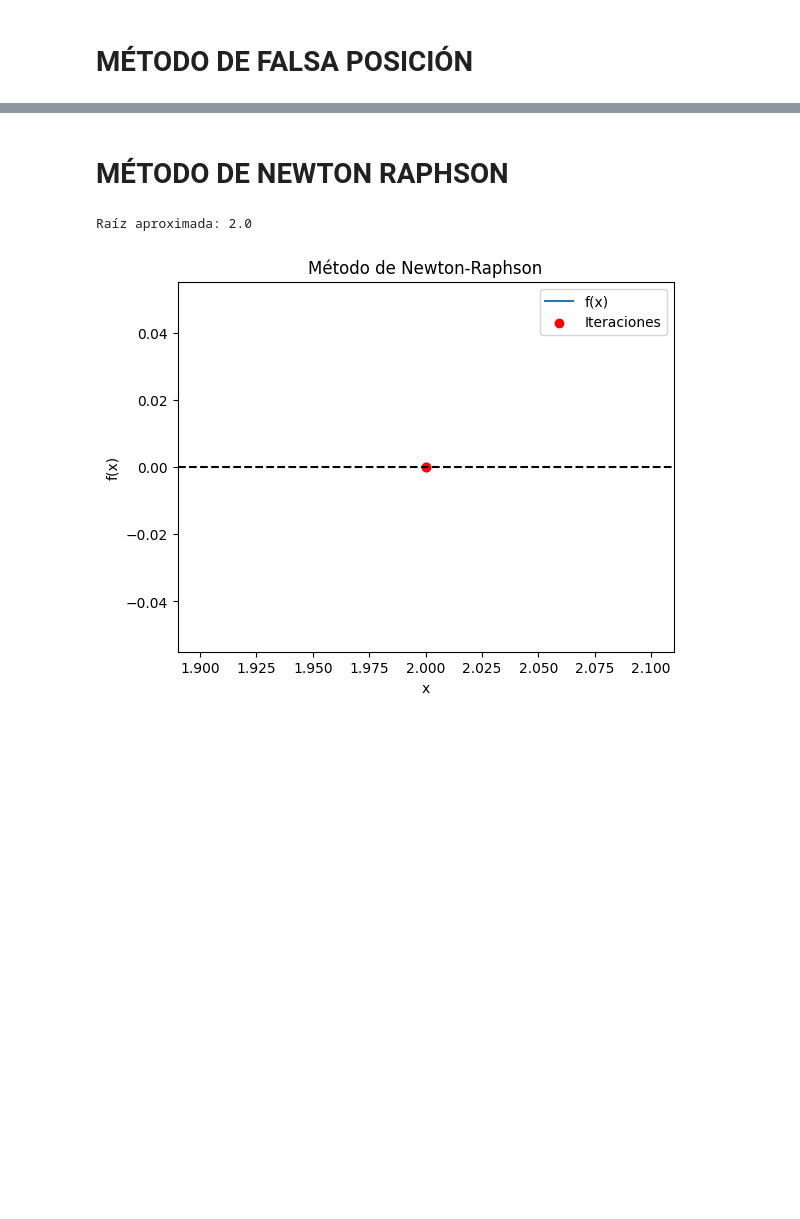
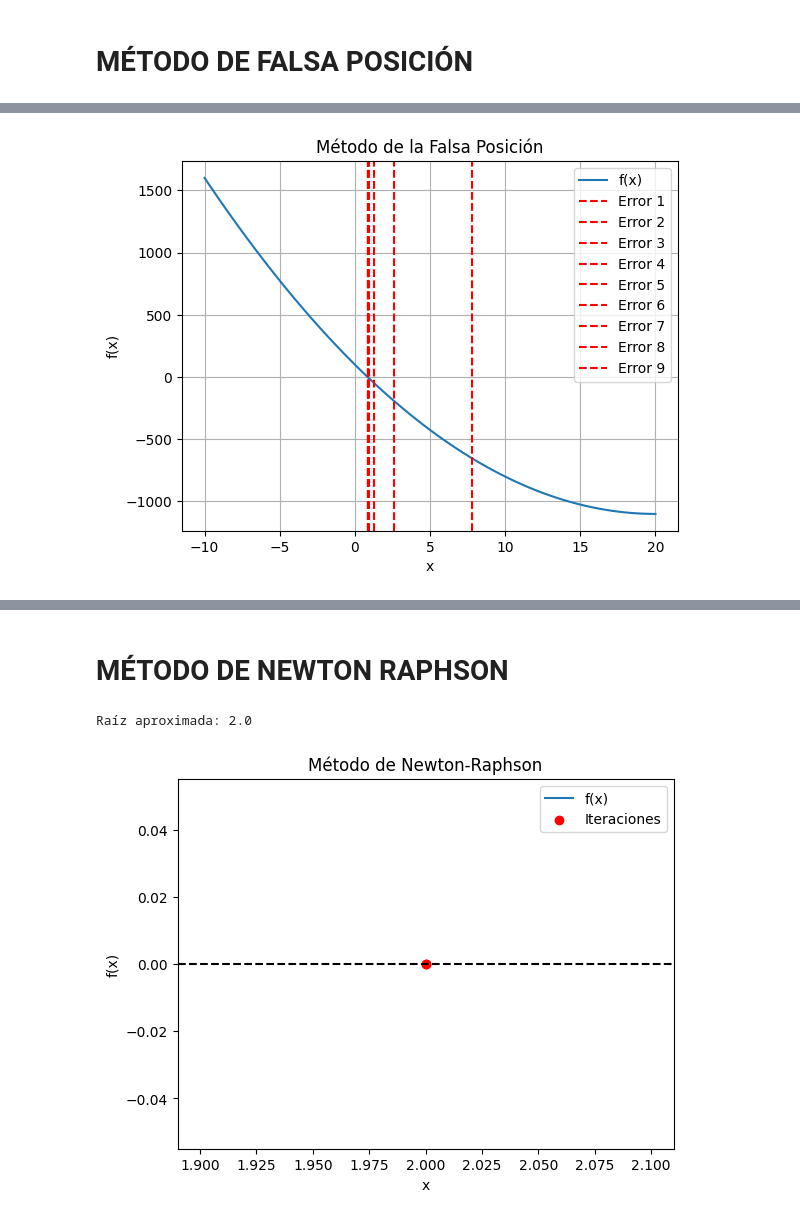
Before and after one commit to danielapavas/Optimizacion, a Jupyter notebook: Metodo_de_bisección.ipynb, the cells around one changed output, grey strips where cells are left out. Drawn from its saved outputs; the diff is of its cells as text; code cells hidden in the pictures; blank space fills up the shorter version.

```diff
--- a/Metodo_de_bisección.ipynb
+++ b/Metodo_de_bisección.ipynb
@@ -353,0 +388,87 @@ Raíz encontrada: 0.8514578528603027
+# %%
+import matplotlib.pyplot as plt
+import numpy as np
+import pandas as pd
+
+# Función cuya raíz queremos encontrar
+def f(x):
+    return 3*x**2 - 120*x + 100
+
+# Método de la falsa posición
+def falsa_posicion(a, b, tol, max_iter):
+    aproximaciones = []
+    errores = []
+    valores_a = []  # Lista para almacenar los valores de a
+    valores_b = []  # Lista para almacenar los valores de b
+
+    for i in range(max_iter):
+        fa = f(a)
+        fb = f(b)
+        c = b - (fb * (a - b)) / (fa - fb)
+
+        aproximaciones.append(c)
+        valores_a.append(a)
+        valores_b.append(b)
+
+        error = abs(f(c))
+        errores.append(error)
+
+        if error < tol:
+            return c, aproximaciones, errores, valores_a, valores_b
+
+        if fa * f(c) < 0:
+            b = c
+        else:
+            a = c
+
+    return None, aproximaciones, errores, valores_a, valores_b
+
+# Parámetros iniciales
+a = -10
+b = 20
+tolerancia = 0.01
+max_iteraciones = 100
+
+# Ejecutar el método de la falsa posición
+raiz, aproximaciones, errores, valores_a, valores_b = falsa_posicion( a, b, tolerancia, max_iteraciones)
+
+valor_en_raiz = f(raiz)
+if raiz is not None:
+    print("La raíz de la función es:", raiz)
+    print("Valor de la función en la raíz:", valor_en_raiz)
+else:
+    print("El método no convergió")
+
+# Crear un rango de valores x para la gráfica de la función
+x = np.linspace(a, b, 100)
+y = f(x)
+
+# Crear la figura y el gráfico de la función
+fig, ax = plt.subplots()
+ax.plot(x, y, label='f(x)')
+ax.set_xlabel('x')
+ax.set_ylabel('f(x)')
+ax.grid(True)
+
+# Agregar barras verticales para representar los errores
+for i in range(len(aproximaciones)):
+    ax.axvline(x=aproximaciones[i], color='red', linestyle='--', label=f'Error {i+1}')
+
+ax.legend()
+plt.title('Método de la Falsa Posición')
+plt.show()
+
+# Crear un DataFrame de pandas con los datos
+data = {
+    "Iteración": list(range(1, len(aproximaciones) + 1)),
+    "Aproximación": aproximaciones,
+    "Error": errores,
+    "Valor de a": valores_a,
+    "Valor de b": valores_b,
+}
+
+df = pd.DataFrame(data)
+
+print("\nTabla de datos:")
+print(df)
+# %% [output]
@@ -353,0 +477 @@ Raíz encontrada: 0.8514578528603027
+[figure, added]
```
Also changed, not shown: parts of 3 cells of this notebook.
